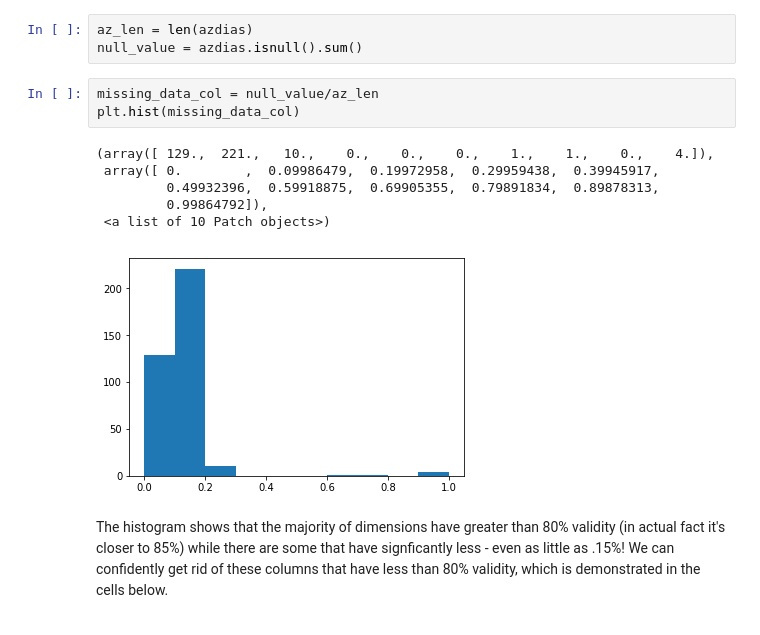
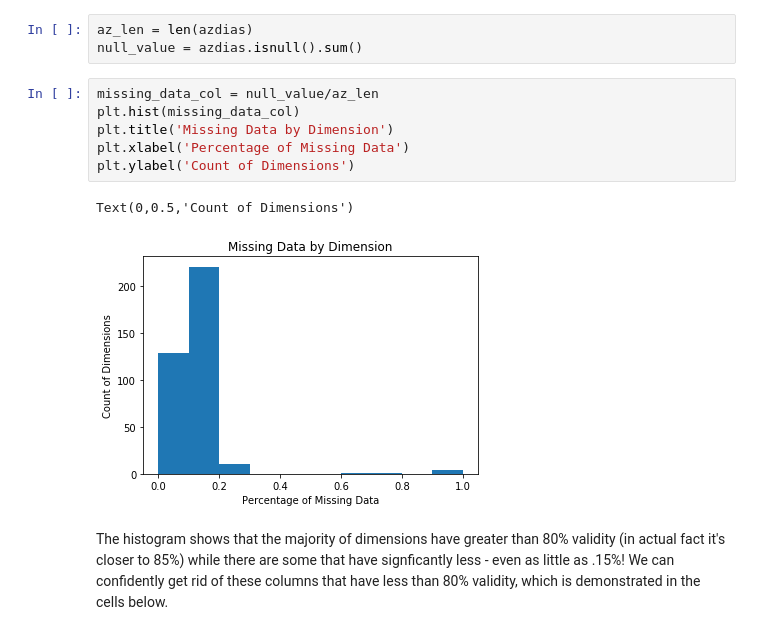
Before and after one commit to CarefulAstronaut/Udacity_DSND, a Jupyter notebook: Capstone/Arvato Project Workbook.ipynb, the cells around one changed output. Saved outputs shown, nothing was run; the diff lists cells and outputs as text.

```diff
--- a/Capstone/Arvato Project Workbook.ipynb
+++ b/Capstone/Arvato Project Workbook.ipynb
@@ -118,16 +141,15 @@ In this next section, we'll be going through and identifying the columns that ha
 # %%
 az_len = len(azdias)
 null_value = azdias.isnull().sum()
-# %%
-missing_data_col = null_value/az_len
-plt.hist(missing_data_col)
-# %% [output]
-(array([ 129.,  221.,   10.,    0.,    0.,    0.,    1.,    1.,    0.,    4.]),
- array([ 0.        ,  0.09986479,  0.19972958,  0.29959438,  0.39945917,
-         0.49932396,  0.59918875,  0.69905355,  0.79891834,  0.89878313,
-         0.99864792]),
- <a list of 10 Patch objects>)
-[figure, removed]
+# %%
+missing_data_col = null_value/az_len
+plt.hist(missing_data_col)
+plt.title('Missing Data by Dimension')
+plt.xlabel('Percentage of Missing Data')
+plt.ylabel('Count of Dimensions')
+# %% [output]
+Text(0,0.5,'Count of Dimensions')
+[figure, added]
 # %% [markdown]
 The histogram shows that the majority of dimensions have greater than 80% validity (in actual fact it's closer to 85%) while there are some that have signficantly less - even as little as .15%! We can confidently get rid of these columns that have less than 80% validity, which is demonstrated in the cells below.
 # %%
```
Also changed, not shown: parts of 13 cells of this notebook, 1 other file.
